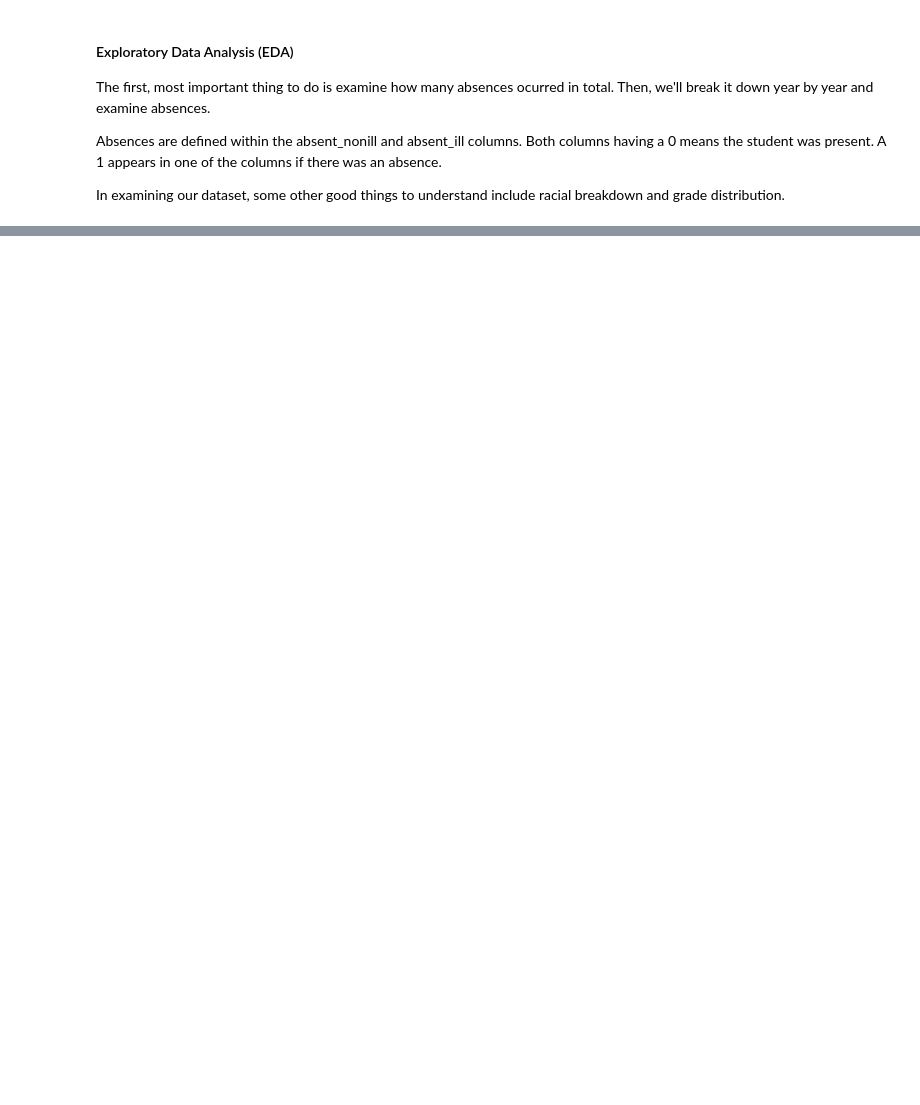
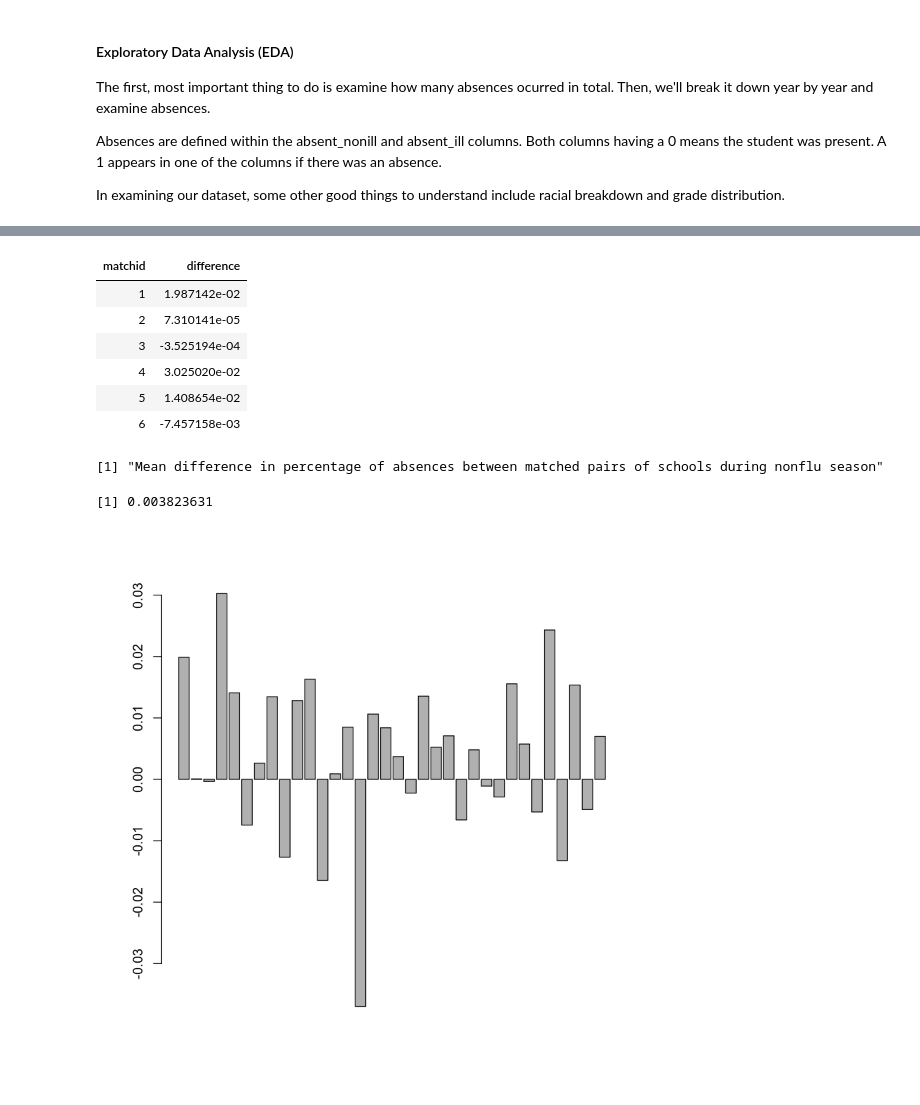
Before and after one commit to kmishra9/PH245, a Jupyter notebook: Final Project - Flu Absenteeism/PH 245 Final Project.ipynb, the cells around one changed output, grey strips where cells are left out. Drawn from its saved outputs; the diff is of its cells as text; code cells hidden in the pictures; blank space fills up the shorter version.

```diff
--- a/Final Project - Flu Absenteeism/PH 245 Final Project.ipynb
+++ b/Final Project - Flu Absenteeism/PH 245 Final Project.ipynb
@@ -233,0 +200,7 @@ barplot(grades$N, names.arg=grades$grade)
+# %%
+# Calculating the average percentage of absences per school
+# For now, we'll only include the intervention time period
+
+nonFluAbsenceAverages = nonFluData[,.(absenceAverage=mean(absence)),by=c("matchid", "dist", "school")][order(matchid, dist)]
+head(nonFluAbsenceAverages)
+tail(nonFluAbsenceAverages)
@@ -233,0 +222,4 @@ barplot(grades$N, names.arg=grades$grade)
+# %%
+# Drop schools that were not matched by the matching algorithm and group by matchid
+nonFluMatchedAbsenceAverages = nonFluAbsenceAverages[matchid != 0][order(matchid, dist)]
+head(nonFluMatchedAbsenceAverages)
@@ -233,0 +234,23 @@ barplot(grades$N, names.arg=grades$grade)
+# %%
+# Let's find the baseline difference between the two groups for each matched school
+
+OUSDNonFlu = nonFluMatchedAbsenceAverages[dist=="OUSD"][order(matchid)]
+WCCUSDNonFlu = nonFluMatchedAbsenceAverages[dist=="WCCUSD"][order(matchid)]
+
+differenceNonFlu = OUSDNonFlu[,difference:=(OUSDNonFlu$absenceAverage - WCCUSDNonFlu$absenceAverage)][,c("matchid", "difference")]
+head(differenceNonFlu)
+barplot(differenceNonFlu$difference)
+
+print("Mean difference in percentage of absences between matched pairs of schools during nonflu season")
+mean(differenceNonFlu$difference)
+# %% [output]
+| matchid | difference |
+| 1 | 1.987142e-02 |
+| 2 | 7.310141e-05 |
+| 3 | -3.525194e-04 |
+| 4 | 3.025020e-02 |
+| 5 | 1.408654e-02 |
+| 6 | -7.457158e-03 |
+[1] "Mean difference in percentage of absences between matched pairs of schools during nonflu season"
+[1] 0.003823631
+[figure, added]
```
Also changed, not shown: parts of 22 cells of this notebook.
